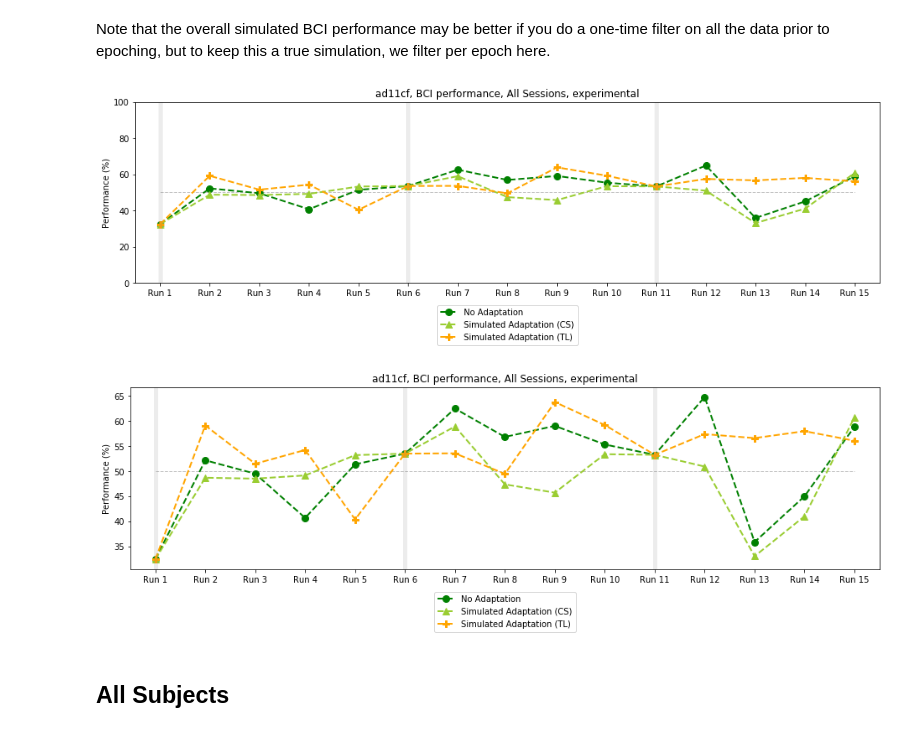
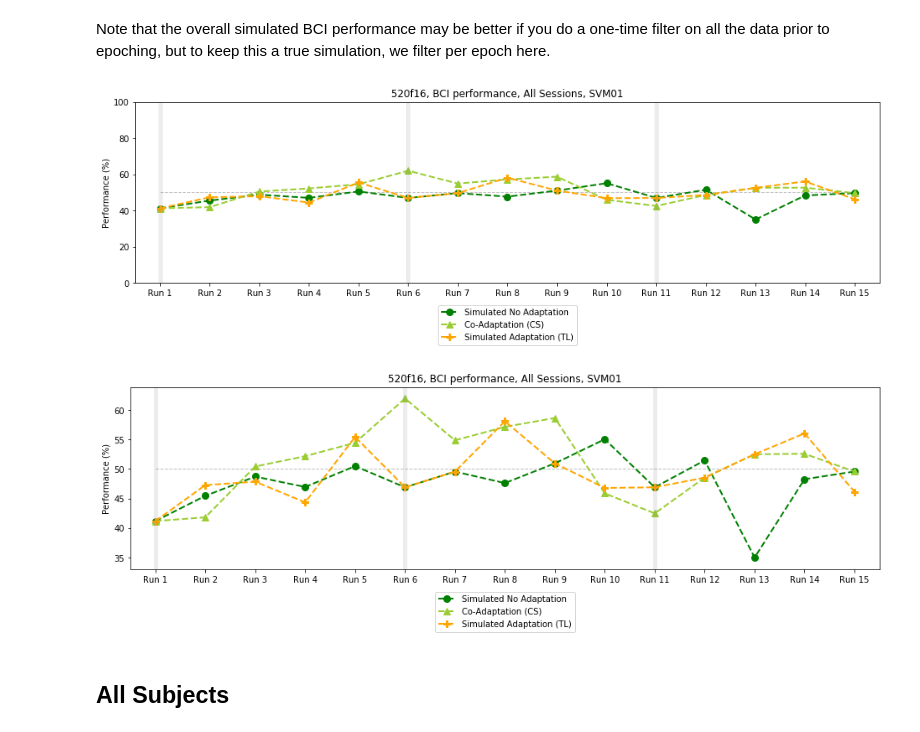
Before and after one commit to lpjiang97/EEG-CoAdaptation, a Jupyter notebook: Analysis/Plot_Performance_Over_All_Sessions.ipynb, the cells around one changed output. Saved outputs shown, nothing was run; the diff lists cells and outputs as text; code cells hidden in the pictures.

Commit message:
Simulate everything and plot all allows for you to use behavioral data for collection 2 subjects

```diff
--- a/Analysis/Plot_Performance_Over_All_Sessions.ipynb
+++ b/Analysis/Plot_Performance_Over_All_Sessions.ipynb
@@ -37,13 +37,15 @@ import os
 # Set Your Variables
 Define which subject's data you are going to use to simulate performance (be sure to make sure the subject_group and session_number are correct)
 # %%
-subjID = 'ad11cf'
-subject_group = 1
+subjID = '520f16'
+subject_group = 2
 EEGdevice = 8
+useBehavioral = True # True for collection 2, False for collection 1
 
 # model_type will be used to name/organize all files associated with whatever you run here
 # don't use the word 'original' here
-model_type = 'experimental'
+# Usually either 'experimental' or 'SVM01'
+model_type = 'SVM01'
 # %% [markdown]
 # PART 1: Load all the data
 Load in all the models and the associated data
@@ -354,6 +386,8 @@ y_sim_TL_all = dict()
 clf_orig_all = dict()
 clf_sim_all = dict()
 clf_sim_TL_all = dict() # for simulated true-label adaptation
+behavioralData_all = dict()
+hasBaseline_all = dict()
 counter = 1 # keeps track of all runs (start from 1->15)
 
 for session_number in range(1,3+1):
@@ -366,9 +400,11 @@ for session_number in range(1,3+1):
 
         # Load behavioral data
         behavioralData = LoadBehavioralDataBCI(filename_behavioral)
+        behavioralData_all[counter] = behavioralData
 
         # Sync up trigger pulses
         num_of_trials, num_of_movements, move_starts, hasBaseline, rest_starts, rest_ends = SyncTriggerPulsesBCI(EEGdata, EEGdevice, fs, behavioralData)
+        hasBaseline_all[counter] = hasBaseline
 
         # Epoch the data
         epochs, epochs_norm = EpochBCIData(EEGdata, fs, move_starts, rest_starts, rest_ends)
@@ -500,11 +536,20 @@ Skipping N/A
 ... (4 outputs left out)
 # %% [markdown]
 Note that the overall simulated BCI performance may be better if you do a one-time filter on all the data prior to epoching, but to keep this a true simulation, we filter per epoch here.
+# %%
+actual_scores = list()
+for runOfInt in range(1,15+1):
+    actual, TL = GetBehavioralTL(runOfInt, behavioralData_all, hasBaseline_all)
+    correct_all = len(np.where(TL==actual)[0])/len(TL)*100
+    actual_scores.append(correct_all)
 # %%
 fig = plt.figure(figsize=(16,4))
 if subject_group == 1:
-
-    plt.plot(orig_scores, color='green', marker='o', markersize=8,
+    if useBehavioral is True:
+        plt.plot(actual_scores, color='green', marker='o', markersize=8,
+             linestyle='dashed', linewidth=2)
+    else:
+        plt.plot(orig_scores, color='green', marker='o', markersize=8,
              linestyle='dashed', linewidth=2)
     plt.plot(sim_scores, color='yellowgreen', marker='^', markersize=8,
              linestyle='dashed', linewidth=2)
@@ -517,7 +562,11 @@ if subject_group == 1:
 elif subject_group == 2:
     plt.plot(sim_scores, color='green', marker='o', markersize=8,
              linestyle='dashed', linewidth=2)
-    plt.plot(orig_scores, color='yellowgreen', marker='^', markersize=8,
+    if useBehavioral is True:
+        plt.plot(actual_scores, color='yellowgreen', marker='^', markersize=8,
+             linestyle='dashed', linewidth=2)
+    else:
+        plt.plot(orig_scores, color='yellowgreen', marker='^', markersize=8,
              linestyle='dashed', linewidth=2)
     plt.plot(sim_TL_scores, color='orange', marker='P', markersize=8,
              linestyle='dashed', linewidth=2)
@@ -541,15 +590,18 @@ plt.show()
 fig.savefig('Figures/' + subjID + '/' + model_type + '/' + subjID + '_Performance_Session-all.png',
             bbox_extra_artists=(lgd,), bbox_inches='tight')
 # %% [output]
-[figure, old version]
+[figure, new version]
 # %%
 min_all = np.min([np.min(orig_scores),np.min(sim_scores),np.min(sim_TL_scores)])
 max_all = np.max([np.max(orig_scores),np.max(sim_scores),np.max(sim_TL_scores)])
 
 fig = plt.figure(figsize=(16,4))
 if subject_group == 1:
-
-    plt.plot(orig_scores, color='green', marker='o', markersize=8,
+    if useBehavioral is True:
+        plt.plot(actual_scores, color='green', marker='o', markersize=8,
+             linestyle='dashed', linewidth=2)
+    else:
+        plt.plot(orig_scores, color='green', marker='o', markersize=8,
              linestyle='dashed', linewidth=2)
     plt.plot(sim_scores, color='yellowgreen', marker='^', markersize=8,
              linestyle='dashed', linewidth=2)
@@ -558,35 +610,39 @@ if subject_group == 1:
     plt.title(subjID + ', BCI performance, All Sessions, ' + model_type)
     lgd = plt.legend(['No Adaptation','Simulated Adaptation (CS)','Simulated Adaptation (TL)','Chance'],
               loc='upper center', bbox_to_anchor=(0.5, -0.10))
 
 elif subject_group == 2:
     plt.plot(sim_scores, color='green', marker='o', markersize=8,
              linestyle='dashed', linewidth=2)
-    plt.plot(orig_scores, color='yellowgreen', marker='^', markersize=8,
+    if useBehavioral is True:
+        plt.plot(actual_scores, color='yellowgreen', marker='^', markersize=8,
+             linestyle='dashed', linewidth=2)
+    else:
+        plt.plot(orig_scores, color='yellowgreen', marker='^', markersize=8,
              linestyle='dashed', linewidth=2)
     plt.plot(sim_TL_scores, color='orange', marker='P', markersize=8,
              linestyle='dashed', linewidth=2)
     plt.title(subjID + ', BCI performance, All Sessions, ' + model_type)
     lgd = plt.legend(['Simulated No Adaptation','Co-Adaptation (CS)','Simulated Adaptation (TL)','Chance'],
               loc='upper center', bbox_to_anchor=(0.5, -0.10))
 # Plot properties
 plt.xticks([0, 1, 2, 3, 4, 5, 6, 7, 8, 9, 10, 11, 12, 13, 14],
            ['Run 1','Run 2','Run 3','Run 4','Run 5','Run 6','Run 7','Run 8','Run 9','Run 10',
            'Run 11','Run 12','Run 13','Run 14','Run 15'])
 plt.ylabel('Performance (%)')
 plt.hlines(y=50, xmin=0, xmax=14, color='gray', linestyles='dashed',
            linewidth=1, alpha=0.5)
 plt.axvline(x=0, alpha=0.15, linewidth=5, color='gray', linestyle='solid')
 plt.axvline(x=5, alpha=0.15, linewidth=5, color='gray', linestyle='solid')
 plt.axvline(x=10, alpha=0.15, linewidth=5, color='gray', linestyle='solid')
 plt.ylim([min_all-2, max_all+2])
 plt.xlim([-0.5,14.5])
 
 plt.show()
 fig.savefig('Figures/' + subjID + '/' + model_type + '/' + subjID + '_Performance_Session-all_zoom.png',
             bbox_extra_artists=(lgd,), bbox_inches='tight')
 # %% [output]
-[figure, old version]
+[figure, new version]
 # %% [markdown]
 ## All Subjects
 # %%
```
Also changed, not shown: parts of 2 cells of this notebook, 3 other files.
